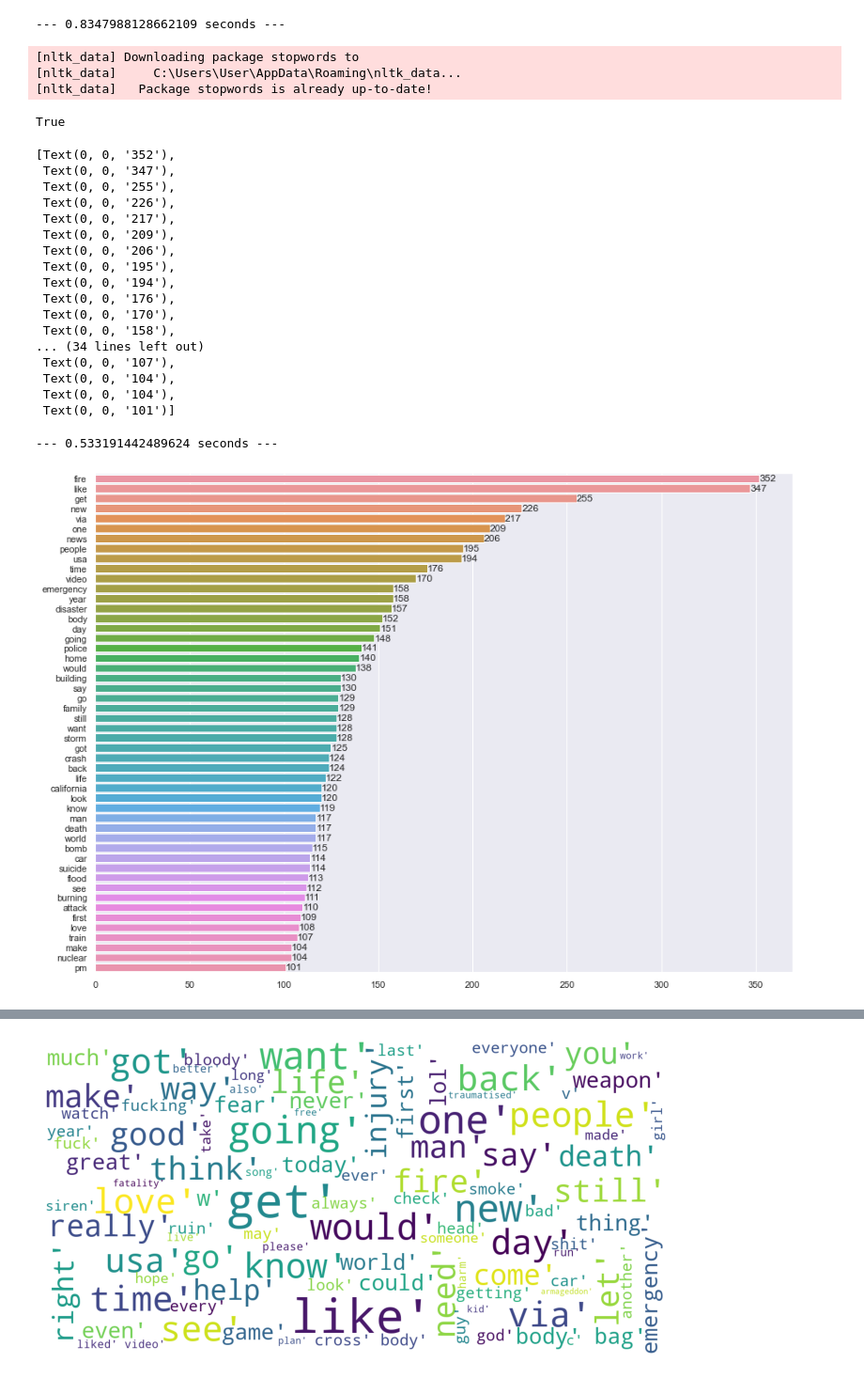
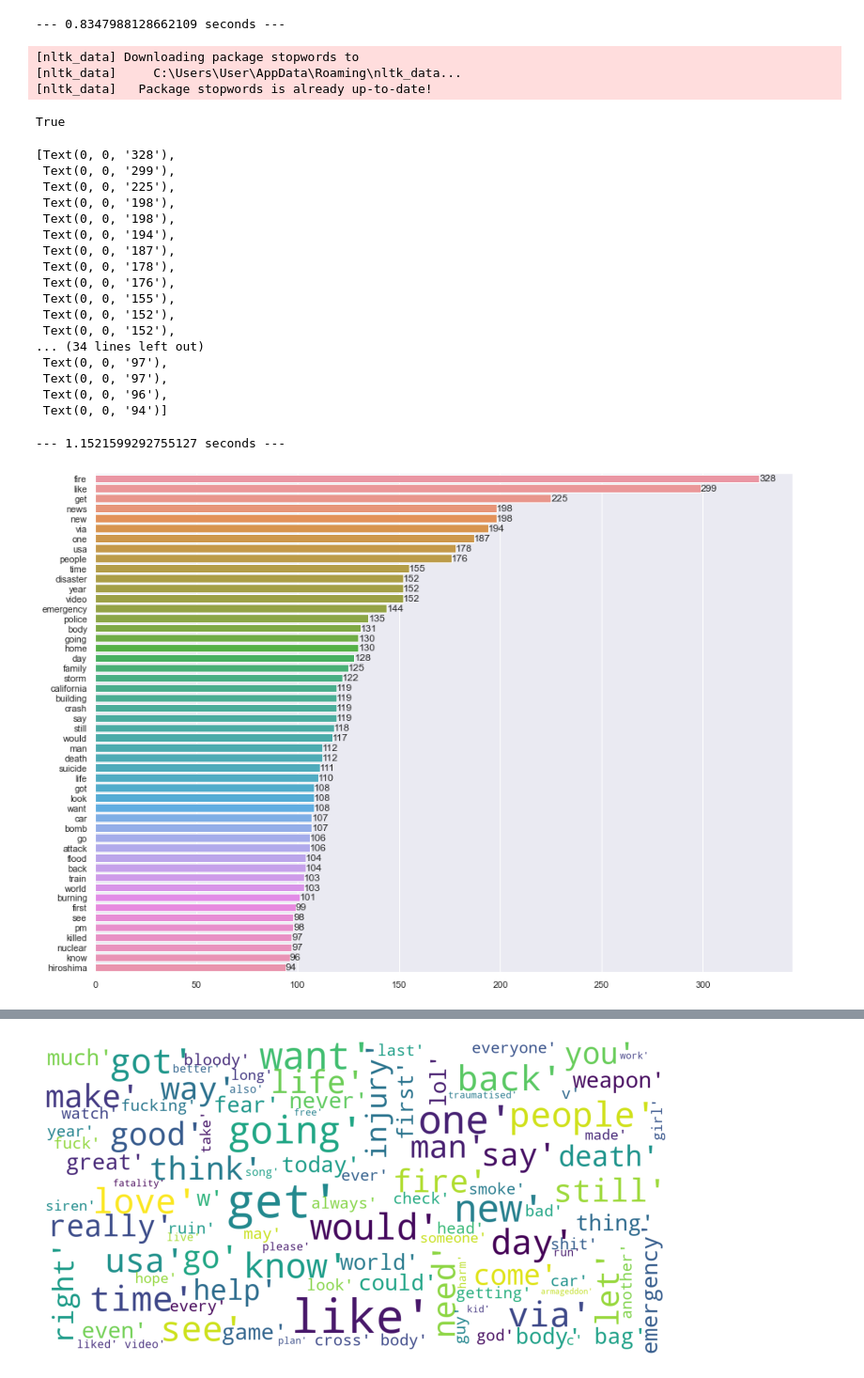
Before and after one commit to Nicole-Hong/LHL_Final_Project_NLP, a Jupyter notebook: src/nlp_disaster_preprocessing_EDA.ipynb, the cells around one changed output, grey strips where cells are left out. Shown at 94% size. Cells and saved outputs as stored; diff of their text form; code cells hidden in the pictures.

```diff
--- a/src/nlp_disaster_preprocessing_EDA.ipynb
+++ b/src/nlp_disaster_preprocessing_EDA.ipynb
@@ -1259,10 +1392,10 @@ memory usage: 127.6+ KB
 | 3262 | 10875 | NaN | NaN | #CityofCalgary has activated its ... | cityofcalgary activated municipal... |
 3263 rows × 5 columns
 # %%
-# fill missing data (NaN) with "None" - train_df
-train_df['keyword'] = train_df['keyword'].fillna("None")
-train_df['location'] = train_df['location'].fillna("None")
-train_df
+# fill missing data (NaN) with "None" - rtrain_df (preprocessed train_df)
+rtrain_df['keyword'] = rtrain_df['keyword'].fillna("None")
+rtrain_df['location'] = rtrain_df['location'].fillna("None")
+rtrain_df
 # %% [output]
 |  | id | keyword | location | text | target | text_preprocessed |
 | 0 | 1 | None | None | Our Deeds are the Reason of this ... | 1 | deed reason earthquake may allah ... |
@@ -1320,9 +1472,9 @@ test_df['text_preprocessed'] = test_df['text_preprocessed'].fillna("None")
 test_df.isnull().sum()
 test_df
 
-train_df['text_preprocessed'] = train_df['text_preprocessed'].fillna("None")
-train_df.isnull().sum()
-train_df
+rtrain_df['text_preprocessed'] = rtrain_df['text_preprocessed'].fillna("None")
+rtrain_df.isnull().sum()
+rtrain_df
 # %% [output]
 id                   0
 keyword              0
@@ -1366,6 +1518,6 @@ dtype: int64
 # %%
 # test removing specific words - 'im', 'u' and 'amp':
-text = train_df['text_preprocessed'][0]
+text = rtrain_df['text_preprocessed'][0]
 words = word_tokenize(text)
 words
 words = ['' if w == 'u' else w for w in words]
@@ -1402,11 +1554,11 @@ def preprocess_again(text):
 # start time to measure the time of the program execution
 start_time = time.time()
 
-train_df['text_preprocessed_2nd'] = train_df['text_preprocessed'].apply(preprocess_again)
+rtrain_df['text_preprocessed_2nd'] = rtrain_df['text_preprocessed'].apply(preprocess_again)
 
 # check
-train_df.info()
-train_df
+rtrain_df.info()
+rtrain_df
 
 # print the overall program runtime.
 print(f"\n\n--- {(time.time() - start_time)} seconds ---")
@@ -1805,50 +1947,50 @@ stop=set(stopwords.words('english'))
 import collections
 from collections import Counter
 
 corpus2=[]
-new= train_df['text_preprocessed_2nd'].str.split()
+new= rtrain_df['text_preprocessed_2nd'].str.split()
 new=new.values.tolist()
 corpus2=[word for i in new for word in i]
 
 counter=Counter(corpus2)
 most=counter.most_common()
 
 x, y= [], []
 for word,count in most[:50]:
     if (word not in stop):
         x.append(word)
         y.append(count)
 
 sns.set(rc={'figure.figsize':(15,11)})
 ax = sns.barplot(x=y,y=x)
 ax.bar_label(ax.containers[0])
 
 # print the overall program runtime.
 print(f"\n\n--- {(time.time() - start_time)} seconds ---")
 # %% [output]
 [nltk_data] Downloading package stopwords to
 [nltk_data]     C:\Users\User\AppData\Roaming\nltk_data...
 [nltk_data]   Package stopwords is already up-to-date!
 True
-[Text(0, 0, '352'),
- Text(0, 0, '347'),
- Text(0, 0, '255'),
- Text(0, 0, '226'),
- Text(0, 0, '217'),
- Text(0, 0, '209'),
- Text(0, 0, '206'),
- Text(0, 0, '195'),
+[Text(0, 0, '328'),
+ Text(0, 0, '299'),
+ Text(0, 0, '225'),
+ Text(0, 0, '198'),
+ Text(0, 0, '198'),
  Text(0, 0, '194'),
+ Text(0, 0, '187'),
+ Text(0, 0, '178'),
  Text(0, 0, '176'),
- Text(0, 0, '170'),
- Text(0, 0, '158'),
+ Text(0, 0, '155'),
+ Text(0, 0, '152'),
+ Text(0, 0, '152'),
 ... (34 lines left out)
- Text(0, 0, '107'),
- Text(0, 0, '104'),
- Text(0, 0, '104'),
- Text(0, 0, '101')]
+ Text(0, 0, '97'),
+ Text(0, 0, '97'),
+ Text(0, 0, '96'),
+ Text(0, 0, '94')]
---- 0.533191442489624 seconds ---
+--- 1.1521599292755127 seconds ---
-[figure, old version]
+[figure, new version]
 # %%
 # count the most frequent words other than stop words
 # for Disaster related tweets | Target = 1
```
Also changed, not shown: parts of 33 cells of this notebook, 13 other files.
